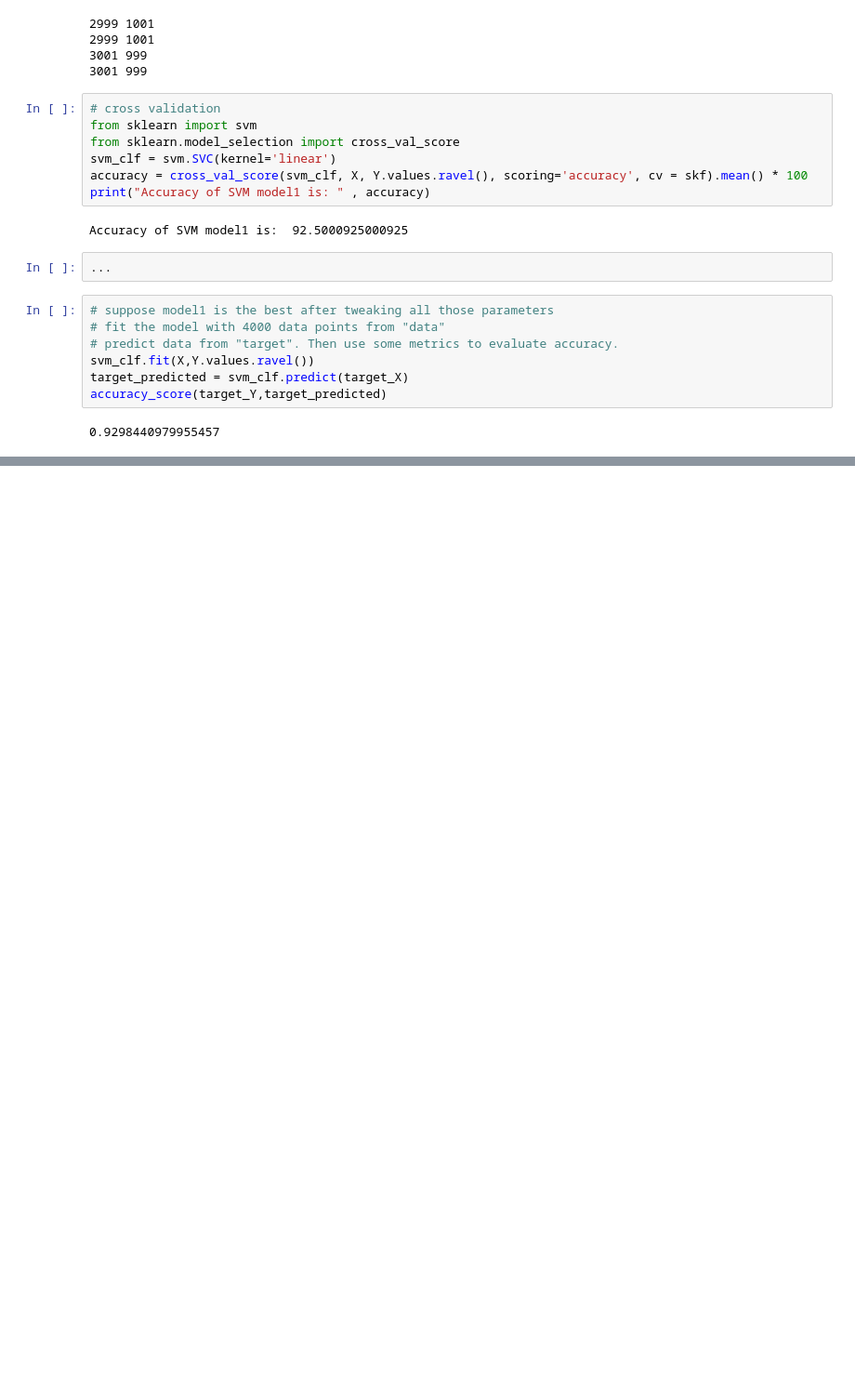
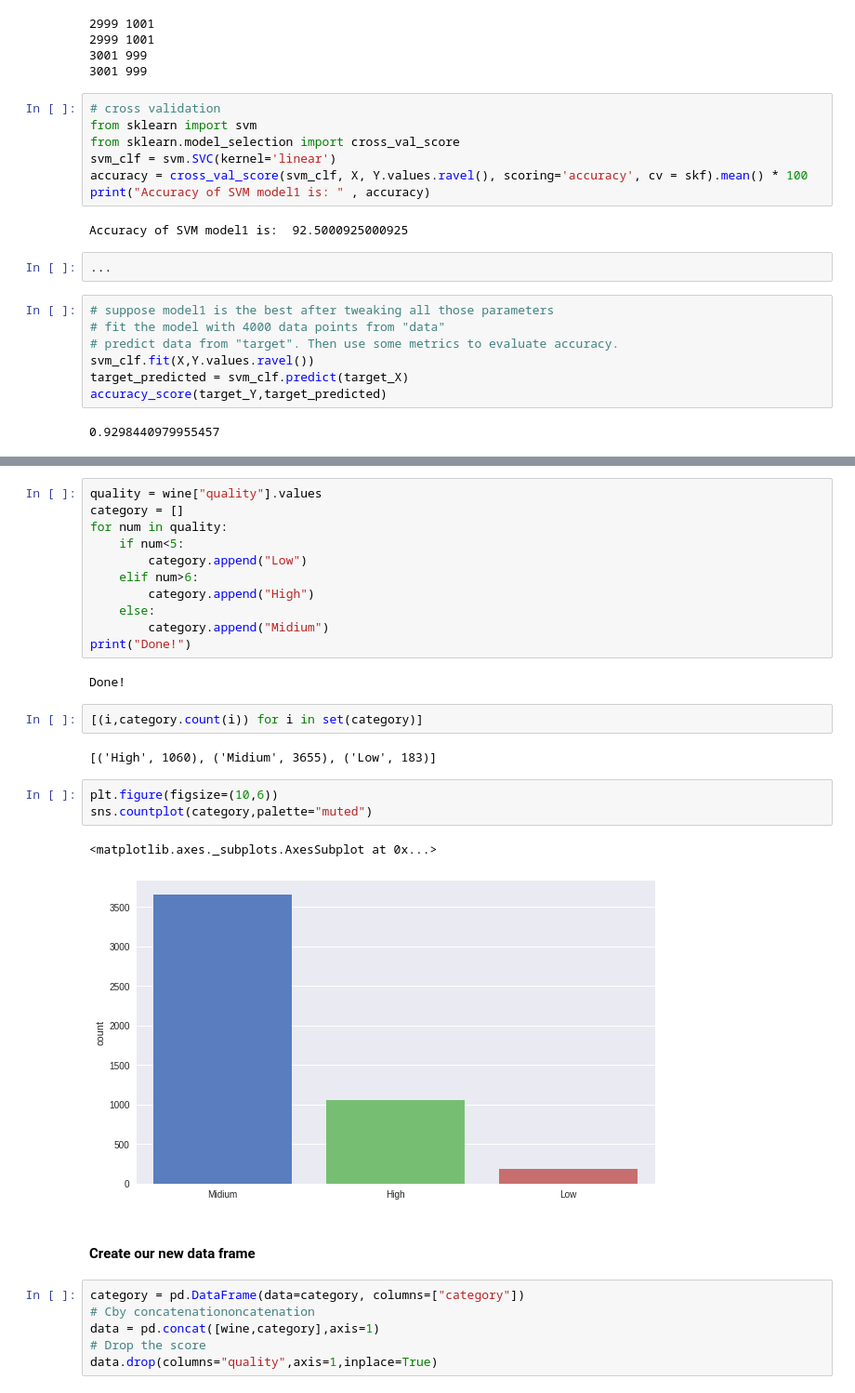
Before and after one commit to tqi2/Wine-Quality-Prediction, a Jupyter notebook: project.ipynb, the cells around one changed output, grey strips where cells are left out. Shown at 93% size. Drawn from its saved outputs; the diff is of its cells as text; blank space fills up the shorter version.

```diff
--- a/project.ipynb
+++ b/project.ipynb
@@ -172,0 +239,31 @@ sns.distplot(data['quality'])
+# %%
+quality = wine["quality"].values
+category = []
+for num in quality:
+    if num<5:
+        category.append("Low")
+    elif num>6:
+        category.append("High")
+    else:
+        category.append("Midium")
+print("Done!")
+# %% [output]
+Done!
+# %%
+[(i,category.count(i)) for i in set(category)]
+# %% [output]
+[('High', 1060), ('Midium', 3655), ('Low', 183)]
+# %%
+plt.figure(figsize=(10,6))
+sns.countplot(category,palette="muted")
+# %% [output]
+<matplotlib.axes._subplots.AxesSubplot at 0x...>
+[figure, added]
+# %% [markdown]
+#### Create our new data frame
+# %%
+category = pd.DataFrame(data=category, columns=["category"])
+# Cby concatenationoncatenation
+data = pd.concat([wine,category],axis=1)
+# Drop the score
+data.drop(columns="quality",axis=1,inplace=True)
```
Also changed, not shown: parts of 45 cells of this notebook.
